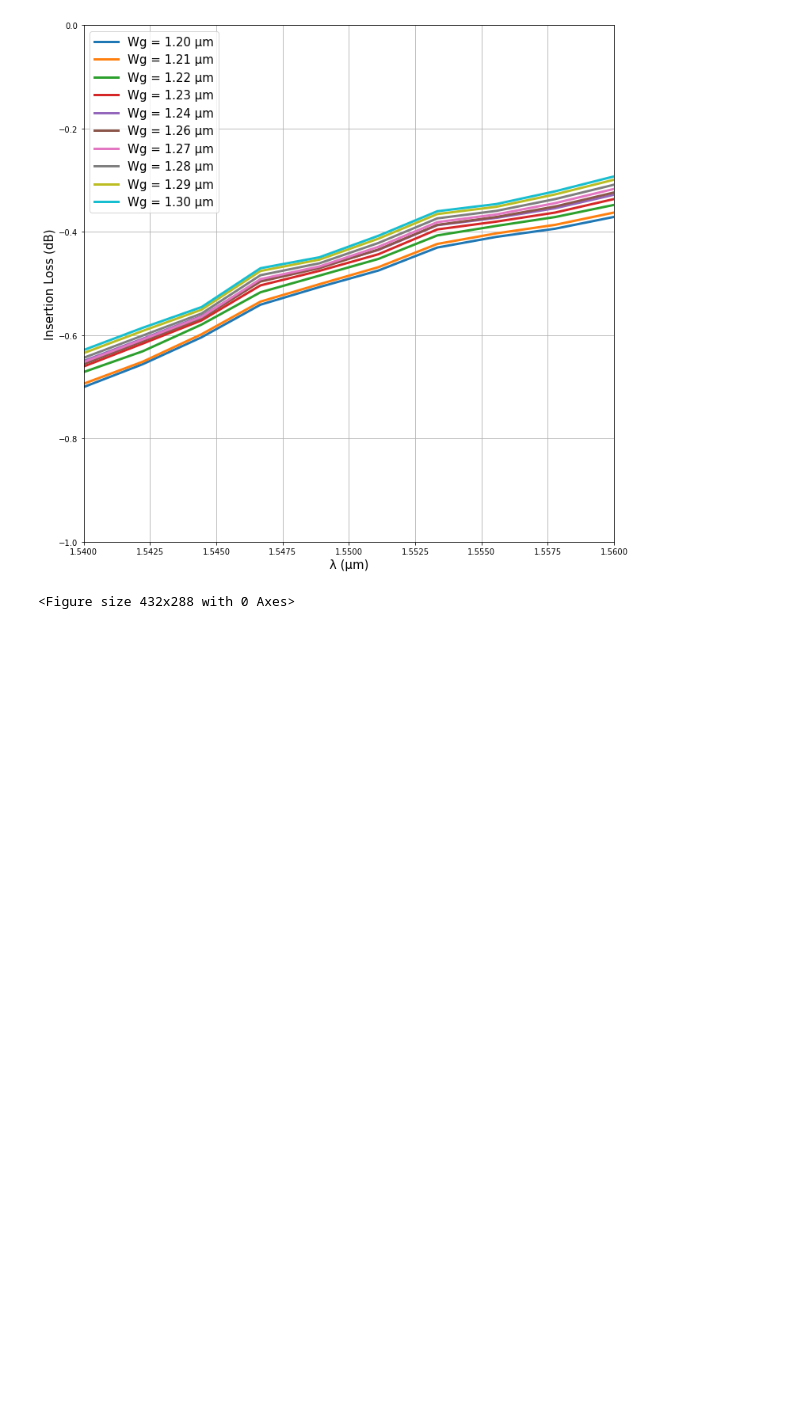
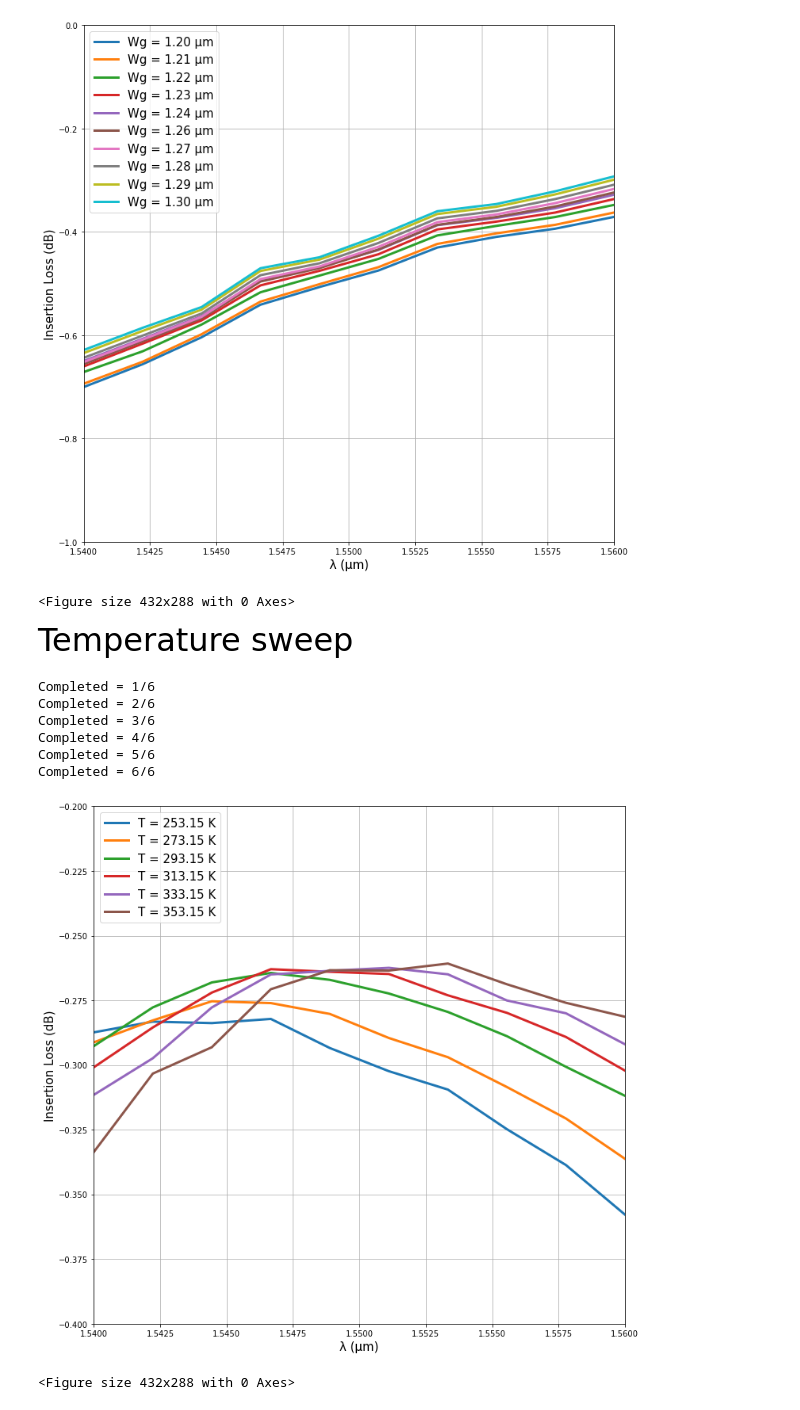
Before and after one commit to AndreyPaiva/Photonics, a Jupyter notebook: MMI.ipynb, the cells around one changed output. Cells and saved outputs as stored; diff of their text form; code cells hidden in the pictures; blank space fills up the shorter version.

```diff
--- a/MMI.ipynb
+++ b/MMI.ipynb
@@ -653,3 +653,5 @@ plt.savefig('Imagens/Loss x Taper width span')
 # %% [output]
 [figure]
 <Figure size 432x288 with 0 Axes>
+# %% [markdown]
+<font size = 6>Temperature sweep
@@ -655,0 +680,51 @@ plt.savefig('Imagens/Loss x Taper width span')
+# %%
+for i in range(6):
+    mmi.switchtolayout()
+
+    mmi.setnamed('EME', 'simulation temperature', T[i])
+
+    mmi.run()
+
+    mmi.setemeanalysis('group spans', np.transpose([7.5e-6, 44.3216e-6, 7.5e-6]))
+    mmi.emepropagate()
+
+    mmi.setemeanalysis('wavelength sweep', 1)
+    mmi.setemeanalysis('start wavelength', 1.54e-6)
+    mmi.setemeanalysis('stop wavelength', 1.56e-6)
+    mmi.setemeanalysis('number of wavelength points', 10)
+
+    mmi.emesweep('wavelength sweep')
+
+    wave = mmi.getemesweep('S_wavelength_sweep')
+
+    lmbd = wave['wavelength']*1e6
+
+    s21[:,i] = abs(wave['s21'])**2
+    s31[:,i] = abs(wave['s31'])**2
+    s41[:,i] = abs(wave['s41'])**2
+    s51[:,i] = abs(wave['s51'])**2
+
+    print('Completed = {}/{}'.format(i+1,6))
+# %% [output]
+Completed = 1/6
+Completed = 2/6
+Completed = 3/6
+Completed = 4/6
+Completed = 5/6
+Completed = 6/6
+# %%
+loss = 10*np.log10(s21 + s31 + s41 + s51)
+plt.figure(figsize = (12,12))
+for i in range(6):
+    plt.plot(lmbd, loss[:,i], label = 'T = {:.2f} K'.format(T[i],3), linewidth = 3)
+plt.xlim(1.54, 1.56)
+plt.ylim(-0.4, -0.2)
+plt.xlabel('λ (μm)', fontsize = 15)
+plt.ylabel('Insertion Loss (dB)', fontsize = 15)
+plt.grid(True)
+plt.legend(loc ='upper left', fontsize = 15)
+plt.show()
+plt.savefig('Imagens/Loss x Temperature')
+# %% [output]
+[figure, added]
+<Figure size 432x288 with 0 Axes>
```
Also changed, not shown: parts of 2 cells of this notebook, 3 other files.
